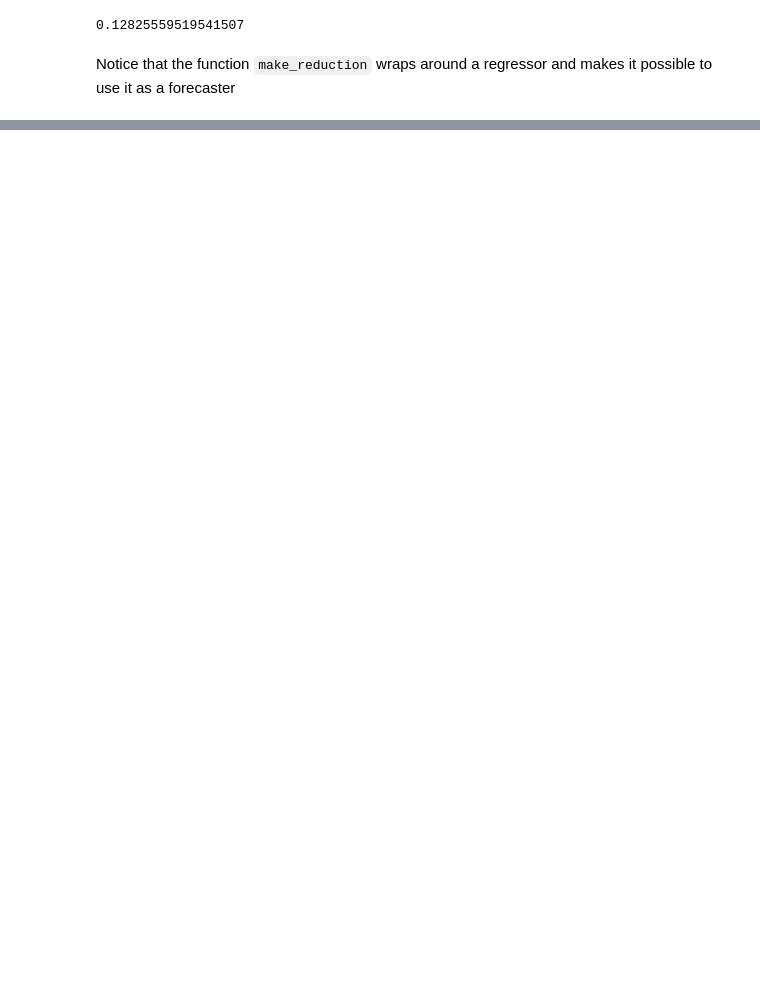
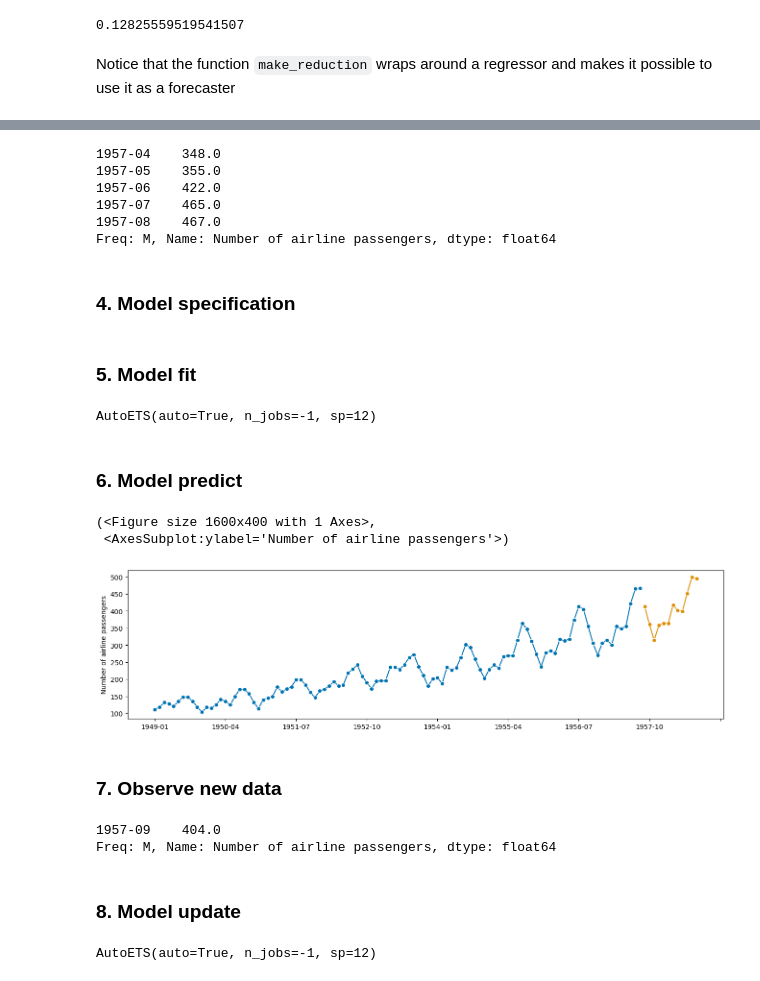
Before and after one commit to Edoch94/sktime-notes, a Jupyter notebook: 2_forecasting.ipynb, the cells around one changed output, grey strips where cells are left out. Cells and saved outputs as stored; diff of their text form; code cells hidden in the pictures; blank space fills up the shorter version.

Commit message:
half of forecast notebook done

```diff
--- a/2_forecasting.ipynb
+++ b/2_forecasting.ipynb
@@ -223,0 +274,48 @@ Notice that the function `make_reduction` wraps around a regressor and makes it
+# %%
+y_train = y.loc[:'1957-08']
+y_observed = y_train.copy() # these are the data that I consider received until now
+y_observed.tail()
+# %% [output]
+1957-04    348.0
+1957-05    355.0
+1957-06    422.0
+1957-07    465.0
+1957-08    467.0
+Freq: M, Name: Number of airline passengers, dtype: float64
+# %% [markdown]
+### 4. Model specification
+# %%
+from sktime.forecasting.ets import AutoETS
+
+forecaster = AutoETS(auto=True, sp=12, n_jobs=-1)
+# %% [markdown]
+### 5. Model fit
+# %%
+forecaster.fit(y_train)
+# %% [output]
+AutoETS(auto=True, n_jobs=-1, sp=12)
+# %% [markdown]
+### 6. Model predict
+# %%
+y_pred = forecaster.predict(fh)
+
+plot_series(y_observed,y_pred)
+# %% [output]
+(<Figure size 1600x400 with 1 Axes>,
+ <AxesSubplot:ylabel='Number of airline passengers'>)
+[figure, added]
+# %% [markdown]
+### 7. Observe new data
+# %%
+y_observed = y.loc[:'1957-09']
+new_data = y.loc[['1957-09']]
+new_data
+# %% [output]
+1957-09    404.0
+Freq: M, Name: Number of airline passengers, dtype: float64
+# %% [markdown]
+### 8. Model update
+# %%
+forecaster.update(new_data)
+# %% [output]
+AutoETS(auto=True, n_jobs=-1, sp=12)
```
Also changed, not shown: parts of 27 cells of this notebook.
